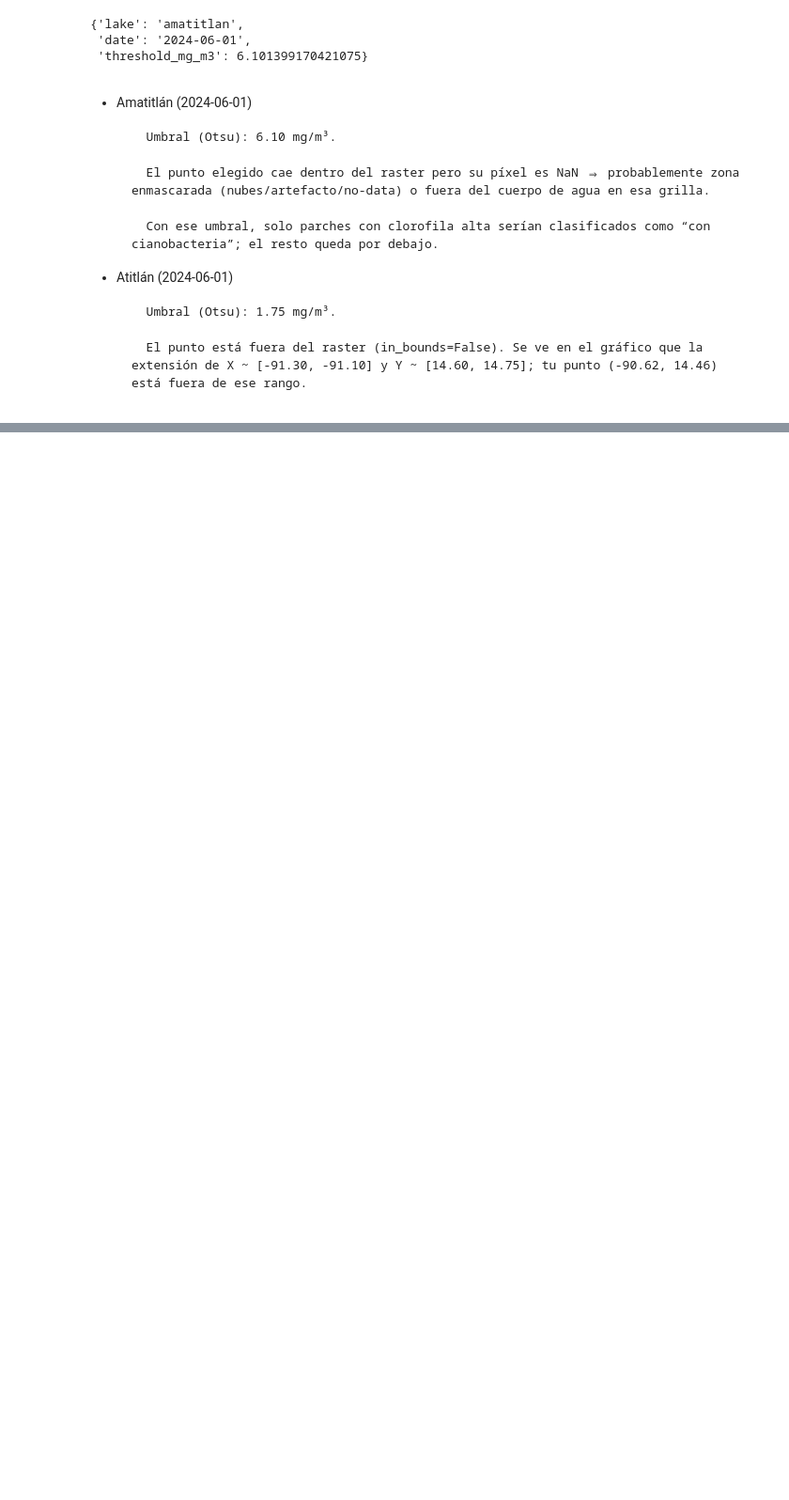
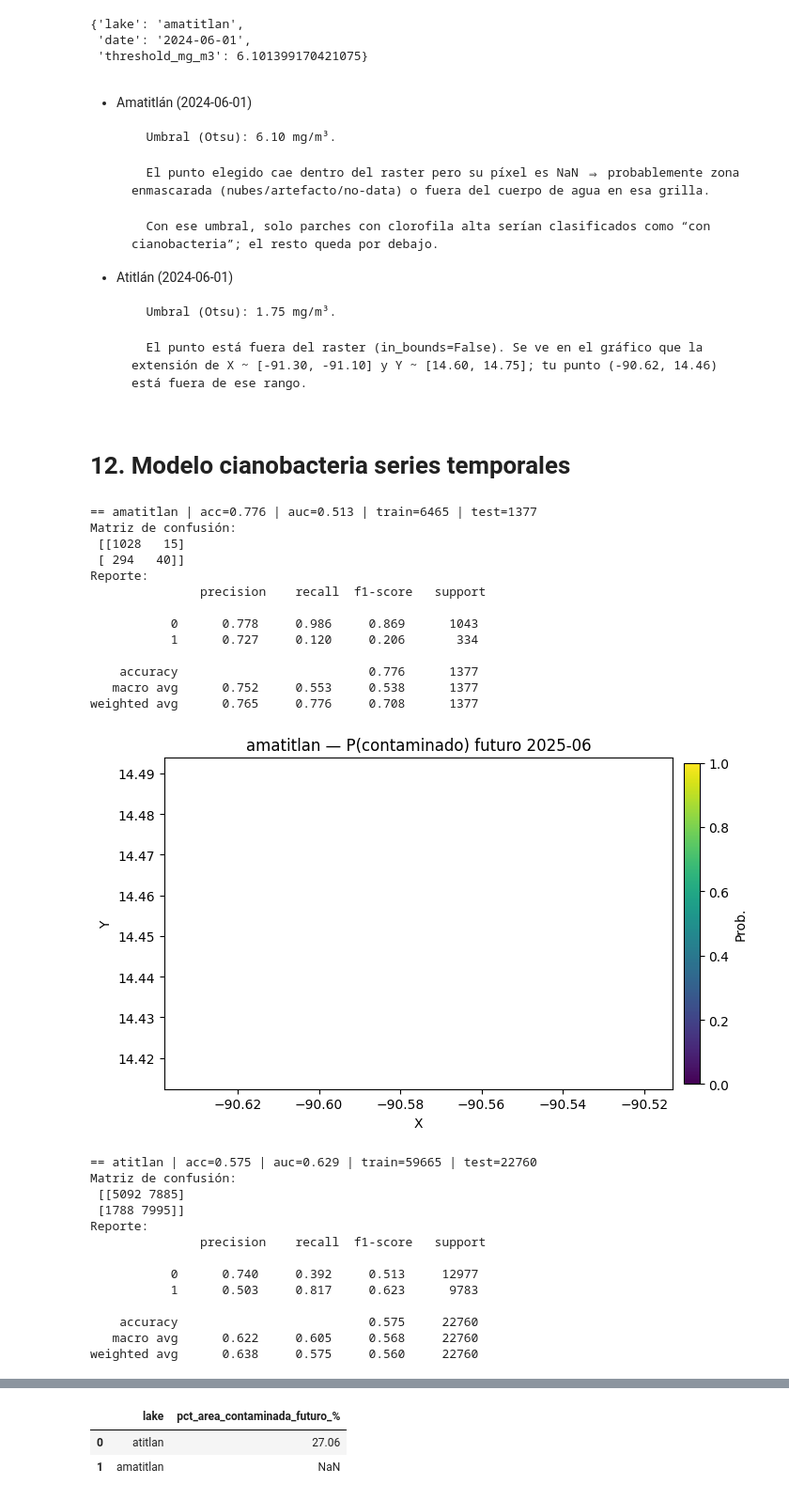
Before and after one commit to josuemj/Lake-Cyanobacteria-Sentinel2-Analysis, a Jupyter notebook: lab/analysis.ipynb, the cells around one changed output, grey strips where cells are left out. Shown at 94% size. Saved outputs shown, nothing was run; the diff lists cells and outputs as text; code cells hidden in the pictures; blank space fills up the shorter version.

Commit message:
modelo cianobacteria con serie temporal

```diff
--- a/lab/analysis.ipynb
+++ b/lab/analysis.ipynb
@@ -686,3 +691,5 @@ cyano_mask_static("amatitlan", "2024-04-15", method="otsu")
         Umbral (Otsu): 1.75 mg/m³.
 
         El punto está fuera del raster (in_bounds=False). Se ve en el gráfico que la extensión de X ~ [-91.30, -91.10] y Y ~ [14.60, 14.75]; tu punto (-90.62, 14.46) está fuera de ese rango.
+# %% [markdown]
+# 12. Modelo cianobacteria series temporales
@@ -688,0 +715,26 @@ cyano_mask_static("amatitlan", "2024-04-15", method="otsu")
+# %%
+def predict_monthly_index_walkforward(lake: str):
+    recs = monthly_stats.get(lake, [])
+    if not recs:
+        return pd.Series(dtype=float), np.nan, None
+
+    df = pd.DataFrame(recs).sort_values("ym").reset_index(drop=True)
+    df["dt"] = pd.to_datetime(df["ym"] + "-01")
+    X = np.arange(len(df)).reshape(-1, 1)
+    y = df["chl_mean"].astype(float).values
+
+    preds = np.full_like(y, np.nan, dtype=float)
+    for t in range(1, len(df)):
+        rf = RandomForestRegressor(n_estimators=200, random_state=42)
+        rf.fit(X[:t], y[:t])
+        preds[t] = rf.predict(X[t:t+1])[0]
+
+    pred_series = pd.Series(preds, index=df["dt"])  # predicción para cada mes observado
+
+    rf_all = RandomForestRegressor(n_estimators=300, random_state=42)
+    rf_all.fit(X, y)
+    fut_x = np.array([[len(df)]])
+    fut_val = float(rf_all.predict(fut_x)[0])
+    fut_dt = (df["dt"].iloc[-1] + pd.offsets.MonthBegin(1))
+    fut_ym = fut_dt.strftime("%Y-%m")
+    return pred_series, fut_val, fut_ym
@@ -688,0 +907,42 @@ cyano_mask_static("amatitlan", "2024-04-15", method="otsu")
+# %%
+summary = []
+models = {}
+future_maps = {}
+
+for lake in sorted(by_lake.keys()):
+    clf, ds, prob_map = train_hybrid_and_future_map(lake, k_lags=3, stride=6, thr_prob=0.5)
+    models[lake] = clf
+    future_maps[lake] = prob_map
+    pct = float(np.nanmean(prob_map >= 0.5)*100) if (prob_map is not None and np.isfinite(prob_map).any()) else np.nan
+    summary.append({"lake": lake, "pct_area_contaminada_futuro_%": np.round(pct, 2)})
+
+hybrid_summary = pd.DataFrame(summary).sort_values("pct_area_contaminada_futuro_%", ascending=False, na_position="last")
+display(hybrid_summary.reset_index(drop=True))
+# %% [output]
+== amatitlan | acc=0.776 | auc=0.513 | train=6465 | test=1377
+Matriz de confusión:
+ [[1028   15]
+ [ 294   40]]
+Reporte:
+               precision    recall  f1-score   support
+
+           0      0.778     0.986     0.869      1043
+           1      0.727     0.120     0.206       334
+
+    accuracy                          0.776      1377
+   macro avg      0.752     0.553     0.538      1377
+weighted avg      0.765     0.776     0.708      1377
+[figure, added]
+== atitlan | acc=0.575 | auc=0.629 | train=59665 | test=22760
+Matriz de confusión:
+ [[5092 7885]
+ [1788 7995]]
+Reporte:
+               precision    recall  f1-score   support
+
+           0      0.740     0.392     0.513     12977
+           1      0.503     0.817     0.623      9783
+
+    accuracy                          0.575     22760
+   macro avg      0.622     0.605     0.568     22760
+weighted avg      0.638     0.575     0.560     22760
@@ -688,0 +950,3 @@ cyano_mask_static("amatitlan", "2024-04-15", method="otsu")
+|  | lake | pct_area_contaminada_futuro_% |
+| 0 | atitlan | 27.06 |
+| 1 | amatitlan | NaN |
```
Also changed, not shown: parts of 6 cells of this notebook.
